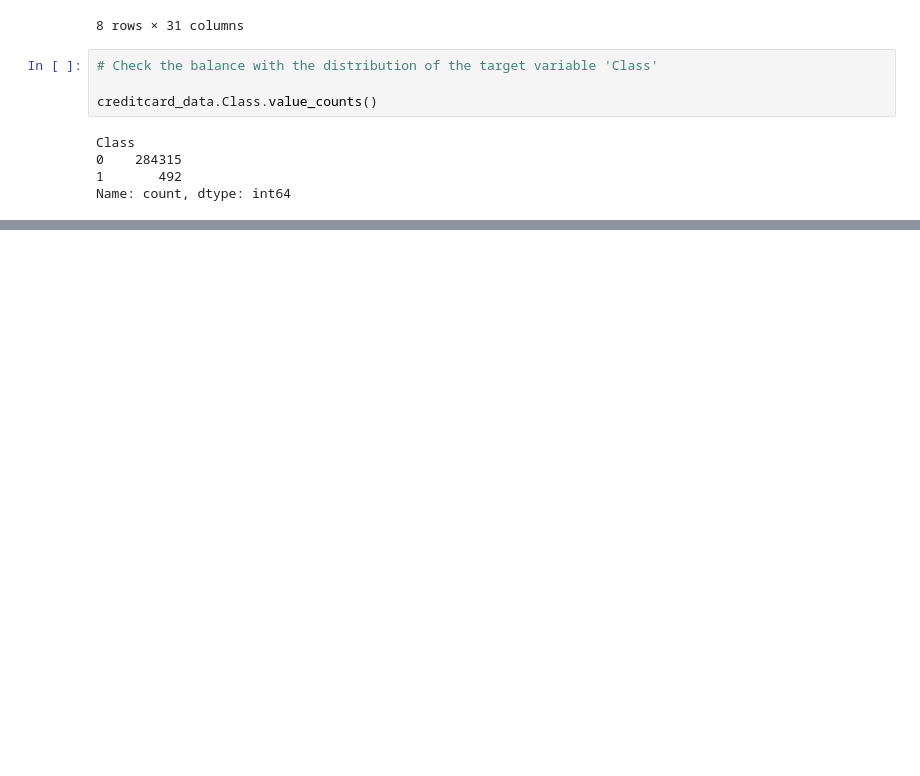
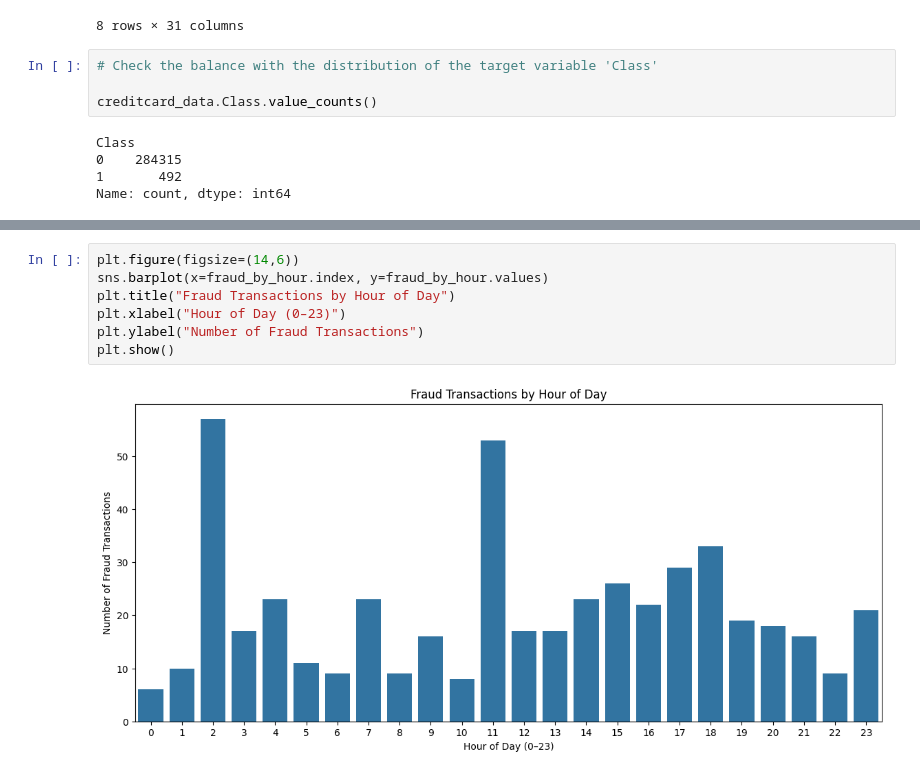
Before and after one commit to kgarred/credit-card-fraud-detection, a Jupyter notebook: notebook/fraud_detection_EDA.ipynb, the cells around one changed output, grey strips where cells are left out. Drawn from its saved outputs; the diff is of its cells as text; blank space fills up the shorter version.

```diff
--- a/notebook/fraud_detection_EDA.ipynb
+++ b/notebook/fraud_detection_EDA.ipynb
@@ -95,0 +130,9 @@ plt.show()
+# %%
+plt.figure(figsize=(14,6))
+sns.barplot(x=fraud_by_hour.index, y=fraud_by_hour.values)
+plt.title("Fraud Transactions by Hour of Day")
+plt.xlabel("Hour of Day (0–23)")
+plt.ylabel("Number of Fraud Transactions")
+plt.show()
+# %% [output]
+[figure, added]
```
Also changed, not shown: parts of 8 cells of this notebook.
